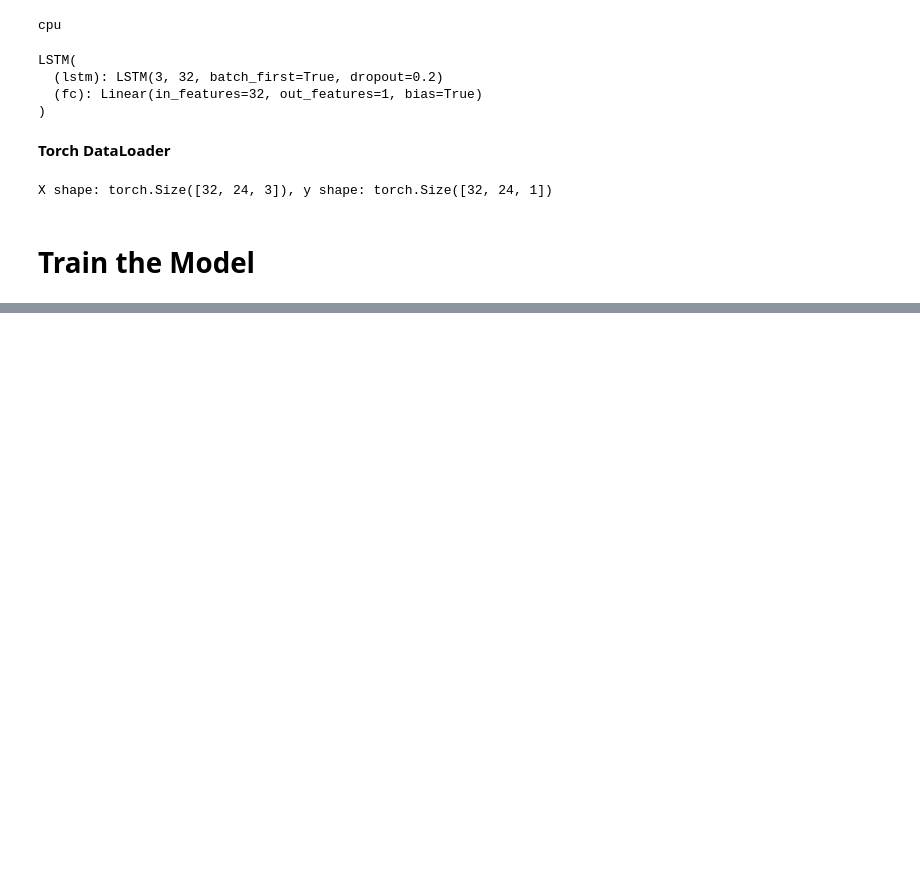
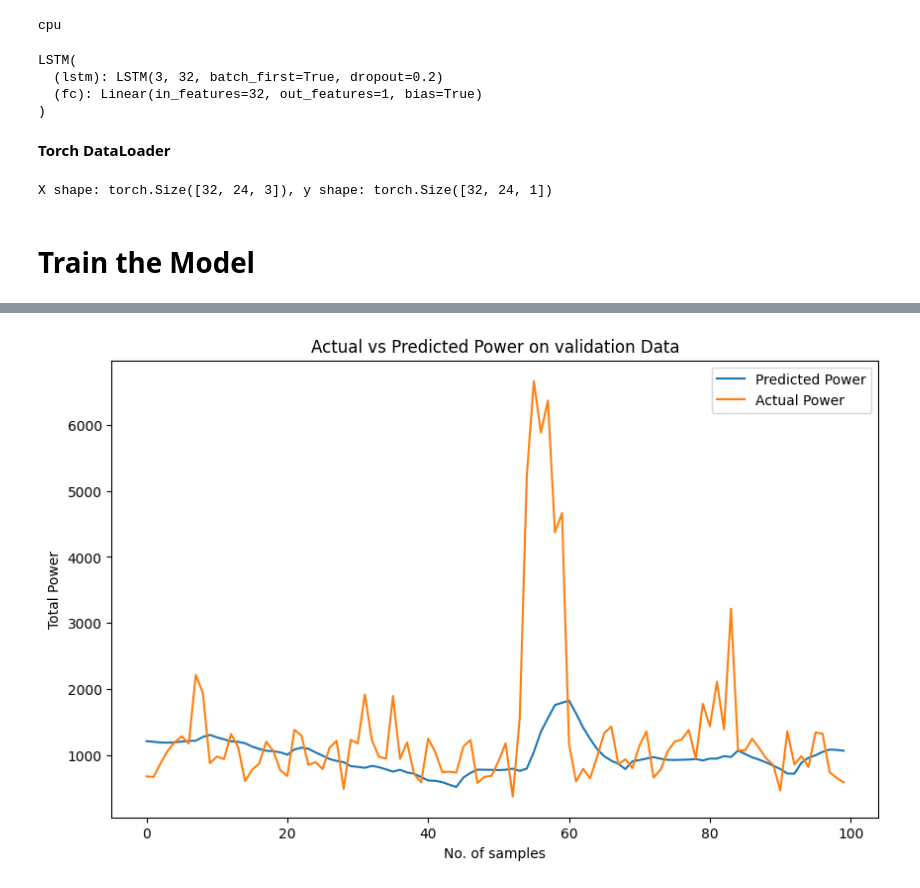
Before and after one commit to nabinhere/Load-Forecasting, a Jupyter notebook: [1] LSTM Models/season_based_multi_input_lstm.ipynb, the cells around one changed output, grey strips where cells are left out. Saved outputs shown, nothing was run; the diff lists cells and outputs as text; code cells hidden in the pictures; blank space fills up the shorter version.

```diff
--- a/[1] LSTM Models/season_based_multi_input_lstm.ipynb
+++ b/[1] LSTM Models/season_based_multi_input_lstm.ipynb
@@ -436,0 +554,14 @@ plt.show()
+# %%
+actuals_validation = np.array([])
+predictions_validation = np.array([])
+# Use no_grad to avoid computing gradients
+model.eval()
+with torch.no_grad():
+    for batch_X_validation, batch_y_validation in validation_loader:
+        batch_X_validation, batch_y_validation = batch_X_validation.to(device), batch_y_validation.to(device)
+        predictions = model(batch_X_validation)
+        predictions = predictions.to('cpu').detach().numpy()[:, :]
+        predictions_validation = np.append(predictions_validation, predictions[:, -1])
+
+        actuals =  batch_y_validation.to('cpu').numpy()[:, :]
+        actuals_validation = np.append(actuals_validation, actuals[:, -1])
@@ -436,0 +574,12 @@ plt.show()
+# %%
+actuals_validation = np.expand_dims(actuals_validation, axis=1)
+actuals_validation = np.repeat(actuals_validation, 3, axis=1)
+actuals_validation_original = scaler.inverse_transform(actuals_validation)
+actuals_validation_original = actuals_validation_original[:, 2]
+
+predictions_validation = np.expand_dims(predictions_validation, axis=1)
+predictions_validation = np.repeat(predictions_validation, 3, axis=1)
+predictions_validation_original = scaler.inverse_transform(predictions_validation)
+predictions_validation_original = predictions_validation_original[:, 2]
+
+pd.DataFrame({'Predicted Power':predictions_validation_original.squeeze(), 'Actual Power': actuals_validation_original.squeeze()})
@@ -436,0 +600,12 @@ plt.show()
+# %%
+# plot on first 100 validation data
+plt.figure(figsize=(10, 6))
+plt.plot(predictions_validation_original[:100], label='Predicted Power', linewidth=1.5)
+plt.plot(actuals_validation_original[:100], label='Actual Power', linewidth=1.5)
+plt.title('Actual vs Predicted Power on validation Data')
+plt.xlabel('No. of samples')
+plt.ylabel('Total Power')
+plt.legend()
+plt.show()
+# %% [output]
+[figure, added]
```
Also changed, not shown: parts of 20 cells of this notebook.
